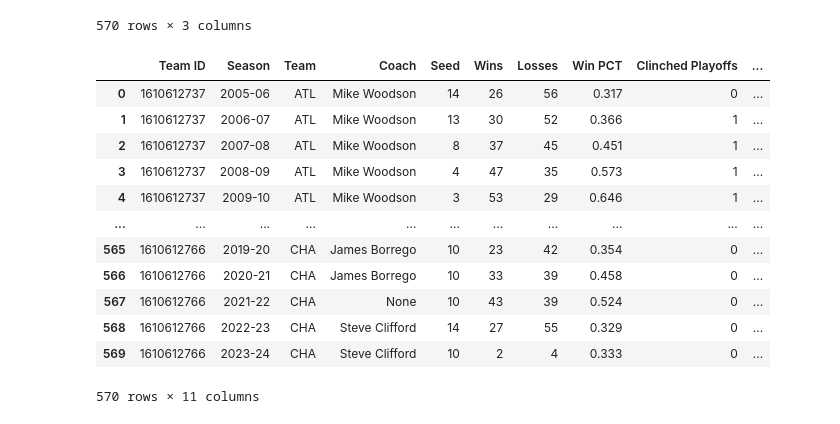
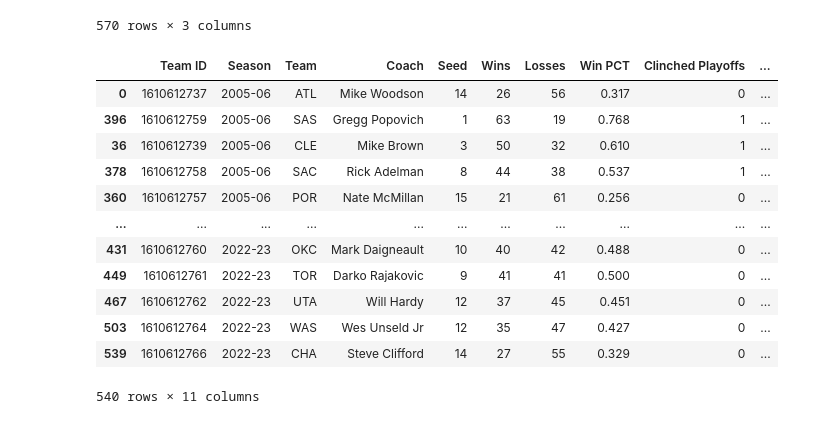
Before and after one commit to cgkelvin/sports-analytics, a Jupyter notebook: analysis.ipynb, the cells around one changed output. Saved outputs shown, nothing was run; the diff lists cells and outputs as text; code cells hidden in the pictures.

Commit message:
Feature engineered columns for analysis.

```diff
--- a/analysis.ipynb
+++ b/analysis.ipynb
@@ -50,7 +55,7 @@ head_coaches_data = []
 for team in team_info:
     team_id = team['id']
     team_name = team['abbreviation']
-    for season in range(2005, 2024):
+    for season in range(2005, 2023):
         coach_data = commonteamroster.CommonTeamRoster(team_id=team_id, season=season)
         coach_data_df = coach_data.coaches.get_data_frame()
         seasons = f"{season}-{str(season+1)[-2:]}"
@@ -84,7 +89,7 @@ no_data
 # %%
 playoff_picture_df = pd.DataFrame(columns=['Season', 'Seed', 'Team ID', 'Wins', 'Losses', 'Win PCT', 'Clinched Playoffs', 'Clinched Conference'])
 
-for season in range(2005, 2024):
+for season in range(2005, 2023):
     playoff_picture = playoffpicture.PlayoffPicture(season_id='2' + str(season))
 
     EastConfStandings_df = playoff_picture.east_conf_standings.get_data_frame()
@@ -153,5 +158,6 @@ playoff_picture_df
 # %%
 data = []
+teams = teams.get_teams()
 team_id = [team['id'] for team in teams]
 all_seasons = [f"{year - 1}-{str(year)[-2:]}" for year in range(2005, 2024)]
 
@@ -165,6 +171,7 @@ for id in team_id:
             seasons = won_titles['YEARAWARDED'].apply(lambda year: f"{year - 1}-{str(year)[-2:]}")
             data.extend([(id, season, 1) for season in seasons])
 
+# Fill in missing entries with 0
 for id in team_id:
     for season in all_seasons:
         if not any((entry[0] == id and entry[1] == season) for entry in data):
@@ -187,22 +194,21 @@ title_df
 | 569 | 1610612766 | 2022-23 | 0 |
 570 rows × 3 columns
 # %%
-from IPython.display import display
-#combined_df = pd.merge(head_coaches_df, pd.merge(playoff_picture_df, title_df, on=['Team ID', 'Season'], how='inner'), on=['Team ID', 'Season'], how='left')
 combined_df = pd.merge(head_coaches_df, playoff_picture_df, on=['Team ID', 'Season'], how='left')
 combined_df = pd.merge(combined_df, title_df, how='left')
-display(combined_df)
+combined_df = combined_df.sort_values(by='Season')
+combined_df
 # %% [output]
 |  | Team ID | Season | Team | Coach | Seed | Wins | Losses | Win PCT | Clinched Playoffs | ... |
 | 0 | 1610612737 | 2005-06 | ATL | Mike Woodson | 14 | 26 | 56 | 0.317 | 0 | ... |
-| 1 | 1610612737 | 2006-07 | ATL | Mike Woodson | 13 | 30 | 52 | 0.366 | 1 | ... |
-| 2 | 1610612737 | 2007-08 | ATL | Mike Woodson | 8 | 37 | 45 | 0.451 | 1 | ... |
-| 3 | 1610612737 | 2008-09 | ATL | Mike Woodson | 4 | 47 | 35 | 0.573 | 1 | ... |
-| 4 | 1610612737 | 2009-10 | ATL | Mike Woodson | 3 | 53 | 29 | 0.646 | 1 | ... |
+| 396 | 1610612759 | 2005-06 | SAS | Gregg Popovich | 1 | 63 | 19 | 0.768 | 1 | ... |
+| 36 | 1610612739 | 2005-06 | CLE | Mike Brown | 3 | 50 | 32 | 0.610 | 1 | ... |
+| 378 | 1610612758 | 2005-06 | SAC | Rick Adelman | 8 | 44 | 38 | 0.537 | 1 | ... |
+| 360 | 1610612757 | 2005-06 | POR | Nate McMillan | 15 | 21 | 61 | 0.256 | 0 | ... |
 | ... | ... | ... | ... | ... | ... | ... | ... | ... | ... | ... |
-| 565 | 1610612766 | 2019-20 | CHA | James Borrego | 10 | 23 | 42 | 0.354 | 0 | ... |
-| 566 | 1610612766 | 2020-21 | CHA | James Borrego | 10 | 33 | 39 | 0.458 | 0 | ... |
-| 567 | 1610612766 | 2021-22 | CHA | None | 10 | 43 | 39 | 0.524 | 0 | ... |
-| 568 | 1610612766 | 2022-23 | CHA | Steve Clifford | 14 | 27 | 55 | 0.329 | 0 | ... |
-| 569 | 1610612766 | 2023-24 | CHA | Steve Clifford | 10 | 2 | 4 | 0.333 | 0 | ... |
+| 431 | 1610612760 | 2022-23 | OKC | Mark Daigneault | 10 | 40 | 42 | 0.488 | 0 | ... |
+| 449 | 1610612761 | 2022-23 | TOR | Darko Rajakovic | 9 | 41 | 41 | 0.500 | 0 | ... |
+| 467 | 1610612762 | 2022-23 | UTA | Will Hardy | 12 | 37 | 45 | 0.451 | 0 | ... |
+| 503 | 1610612764 | 2022-23 | WAS | Wes Unseld Jr | 12 | 35 | 47 | 0.427 | 0 | ... |
+| 539 | 1610612766 | 2022-23 | CHA | Steve Clifford | 14 | 27 | 55 | 0.329 | 0 | ... |
-570 rows × 11 columns
+540 rows × 11 columns
```
Also changed, not shown: parts of 8 cells of this notebook.
